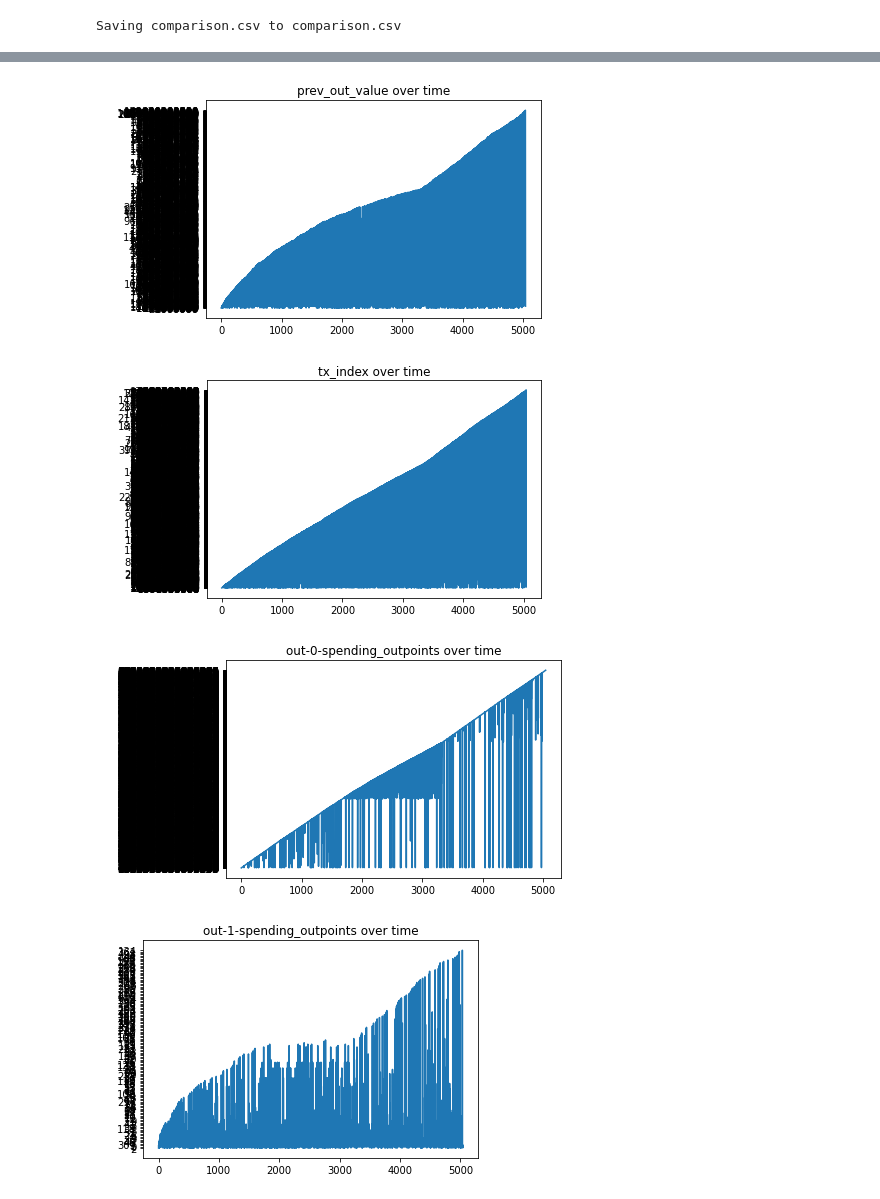
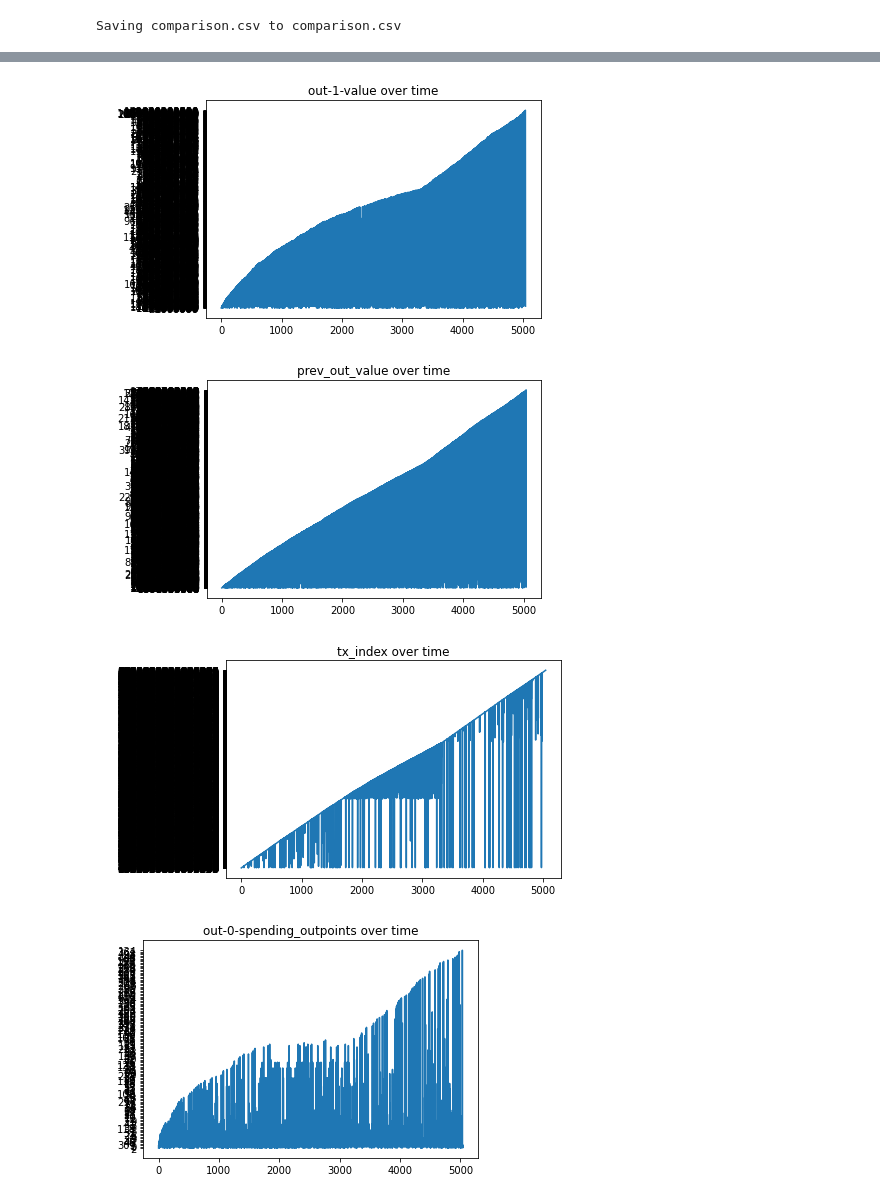
Before and after one commit to d-val-r/Bitcoin-Hack-Data-Analysis, a Jupyter notebook: charter.ipynb, the cells around one changed output, grey strips where cells are left out. Cells and saved outputs as stored; diff of their text form; code cells hidden in the pictures.

Commit message:
corrected typo in list names that fused the size and weight variables together

```diff
--- a/charter.ipynb
+++ b/charter.ipynb
@@ -13,7 +15,7 @@ y = []
 
 # the values that will act as our dependent variable in the chart
 # the lines of the CSV are arranged in this order
-values = ["vin_sz","vout_sz","size,weight","fee","time","block_index","block_height","out-0-value","out-1-value","prev_out_value","tx_index","out-0-spending_outpoints","out-1-spending_outpoints"]
+values = ["vin_sz","vout_sz","size","weight","fee","time","block_index","block_height","out-0-value","out-1-value","prev_out_value","tx_index","out-0-spending_outpoints","out-1-spending_outpoints"]
 
 # convert the Google Colab representation of a file into a
 # list where each entry was a line from the file
@@ -55,5 +57,5 @@ for i in range(len(values)):
 [figure]
-[figure, old version]
+[figure, new version]
-[figure, old version]
+[figure, new version]
-[figure, old version]
+[figure, new version]
 [figure]
```
Also changed, not shown: parts of 2 cells of this notebook.
